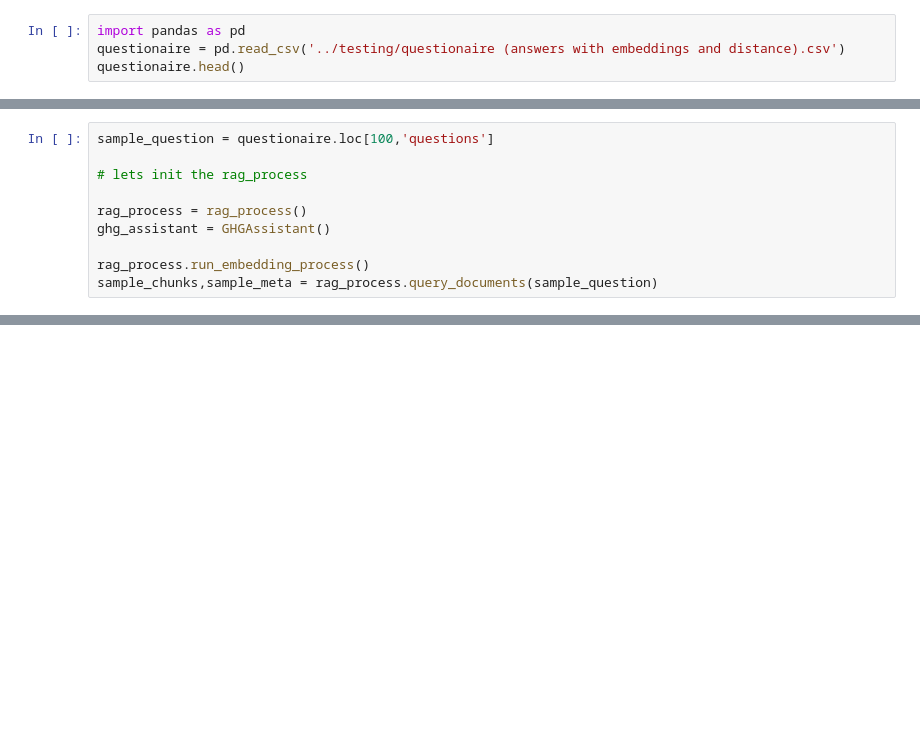
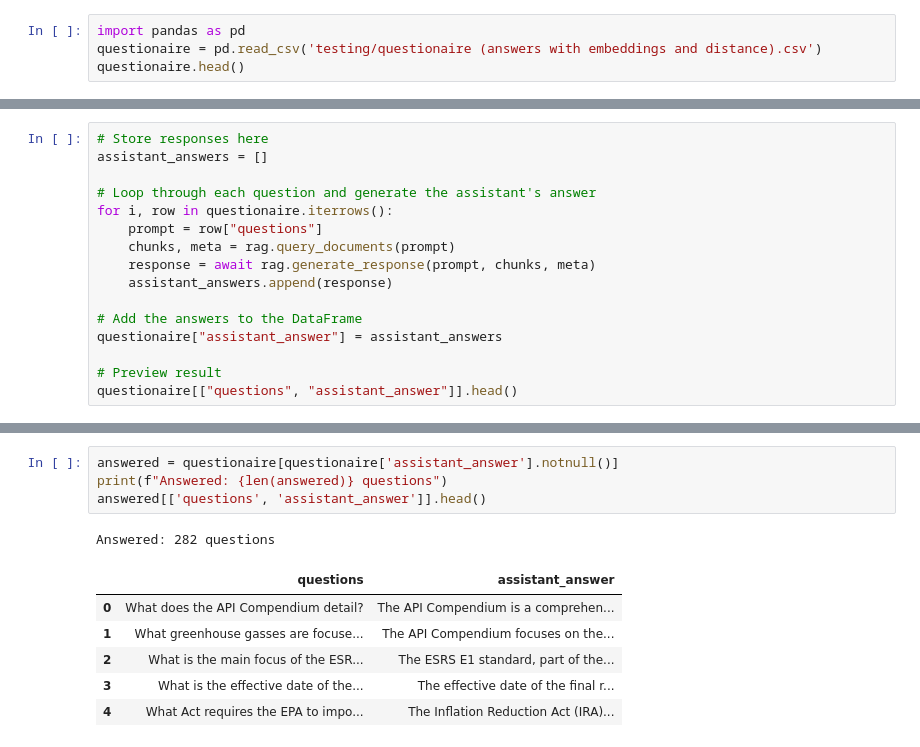
Before and after one commit to jdbalsero/NLP_AT2_G10, a Jupyter notebook: testing_exp2.ipynb, the cells around one changed output, grey strips where cells are left out. Cells and saved outputs as stored; diff of their text form; blank space fills up the shorter version.

Commit message:
Testing changes
Testing changes

```diff
--- a/testing_exp2.ipynb
+++ b/testing_exp2.ipynb
@@ -1,6 +1,6 @@
 # %%
 import pandas as pd
-questionaire = pd.read_csv('../testing/questionaire (answers with embeddings and distance).csv')
+questionaire = pd.read_csv('testing/questionaire (answers with embeddings and distance).csv')
 questionaire.head()
 # %% [output]
 |  | questions | answers | answers (no context) | embeddings - answers | embeddings - answers (no context) | ... |
@@ -16,10 +32,0 @@ from backend.embedding_generation import Embedding_Generation
-# %%
-sample_question = questionaire.loc[100,'questions']
-
-# lets init the rag_process
-
-rag_process = rag_process()
-ghg_assistant = GHGAssistant()
-
-rag_process.run_embedding_process()
-sample_chunks,sample_meta = rag_process.query_documents(sample_question)
@@ -32,0 +121,16 @@ sample_chunks
+# %%
+# Store responses here
+assistant_answers = []
+
+# Loop through each question and generate the assistant's answer
+for i, row in questionaire.iterrows():
+    prompt = row["questions"]
+    chunks, meta = rag.query_documents(prompt)
+    response = await rag.generate_response(prompt, chunks, meta)
+    assistant_answers.append(response)
+
+# Add the answers to the DataFrame
+questionaire["assistant_answer"] = assistant_answers
+
+# Preview result
+questionaire[["questions", "assistant_answer"]].head()
@@ -32,0 +223,12 @@ sample_chunks
+# %%
+answered = questionaire[questionaire['assistant_answer'].notnull()]
+print(f"Answered: {len(answered)} questions")
+answered[['questions', 'assistant_answer']].head()
+# %% [output]
+Answered: 282 questions
+|  | questions | assistant_answer |
+| 0 | What does the API Compendium detail? | The API Compendium is a comprehen... |
+| 1 | What greenhouse gasses are focuse... | The API Compendium focuses on the... |
+| 2 | What is the main focus of the ESR... | The ESRS E1 standard, part of the... |
+| 3 | What is the effective date of the... | The effective date of the final r... |
+| 4 | What Act requires the EPA to impo... | The Inflation Reduction Act (IRA)... |
```
Also changed, not shown: parts of 18 cells of this notebook, 1 other file.
